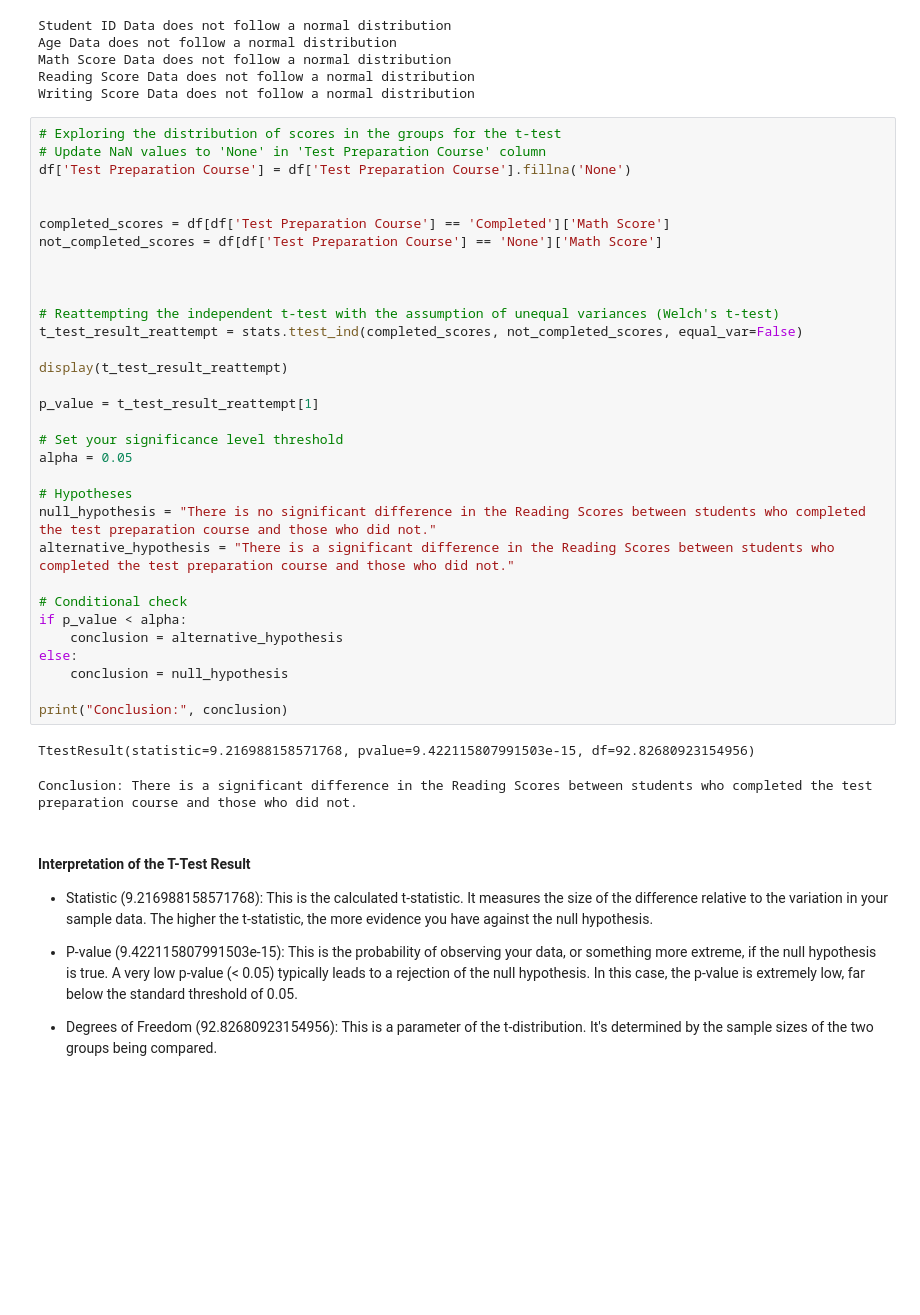
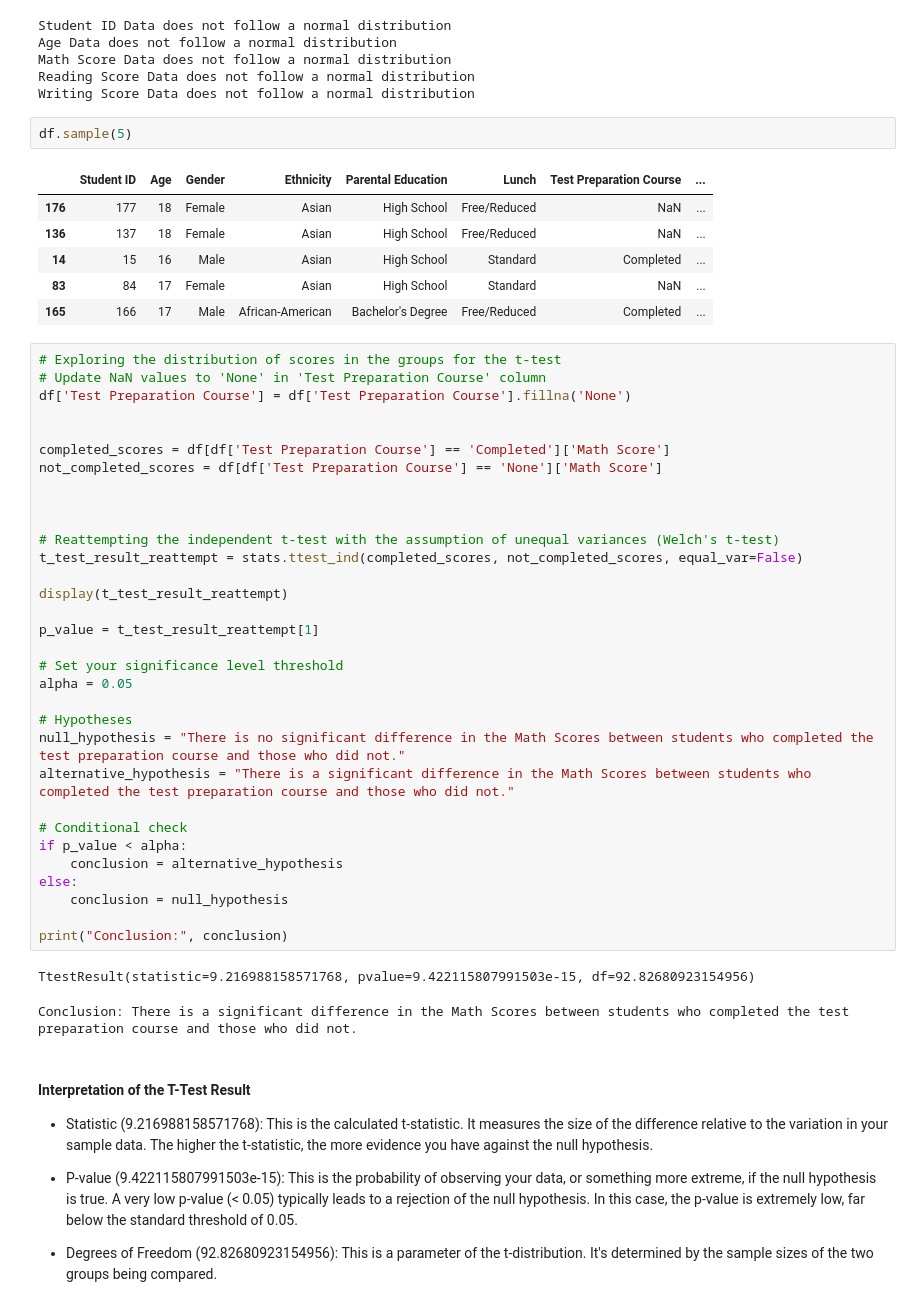
Before and after one commit to MirageMystic/DSML, a Jupyter notebook: Statistics_and_probability/exercise.ipynb, the cells around one changed output. Drawn from its saved outputs; the diff is of its cells as text; blank space fills up the shorter version.

```diff
--- a/Statistics_and_probability/exercise.ipynb
+++ b/Statistics_and_probability/exercise.ipynb
@@ -230,6 +254,15 @@ Age Data does not follow a normal distribution
 Math Score Data does not follow a normal distribution
 Reading Score Data does not follow a normal distribution
 Writing Score Data does not follow a normal distribution
+# %%
+df.sample(5)
+# %% [output]
+|  | Student ID | Age | Gender | Ethnicity | Parental Education | Lunch | Test Preparation Course | ... |
+| 176 | 177 | 18 | Female | Asian | High School | Free/Reduced | NaN | ... |
+| 136 | 137 | 18 | Female | Asian | High School | Free/Reduced | NaN | ... |
+| 14 | 15 | 16 | Male | Asian | High School | Standard | Completed | ... |
+| 83 | 84 | 17 | Female | Asian | High School | Standard | NaN | ... |
+| 165 | 166 | 17 | Male | African-American | Bachelor's Degree | Free/Reduced | Completed | ... |
 # %%
 # Exploring the distribution of scores in the groups for the t-test
 # Update NaN values to 'None' in 'Test Preparation Course' column
@@ -252,8 +285,8 @@ p_value = t_test_result_reattempt[1]
 alpha = 0.05
 
 # Hypotheses
-null_hypothesis = "There is no significant difference in the Reading Scores between students who completed the test preparation course and those who did not."
-alternative_hypothesis = "There is a significant difference in the Reading Scores between students who completed the test preparation course and those who did not."
+null_hypothesis = "There is no significant difference in the Math Scores between students who completed the test preparation course and those who did not."
+alternative_hypothesis = "There is a significant difference in the Math Scores between students who completed the test preparation course and those who did not."
 
 # Conditional check
 if p_value < alpha:
@@ -264,7 +297,7 @@ else:
 print("Conclusion:", conclusion)
 # %% [output]
 TtestResult(statistic=9.216988158571768, pvalue=9.422115807991503e-15, df=92.82680923154956)
-Conclusion: There is a significant difference in the Reading Scores between students who completed the test preparation course and those who did not.
+Conclusion: There is a significant difference in the Math Scores between students who completed the test preparation course and those who did not.
 # %% [markdown]
 #### Interpretation of the T-Test Result
 
```
Also changed, not shown: parts of 3 cells of this notebook.
